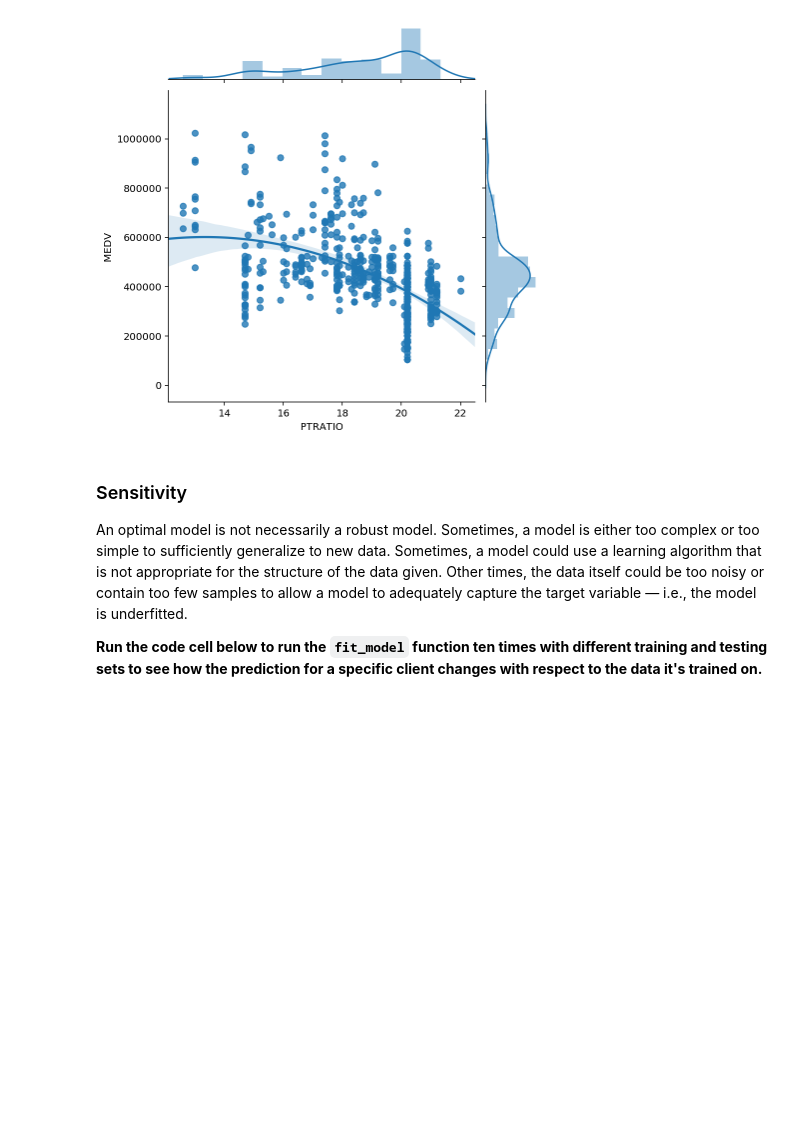
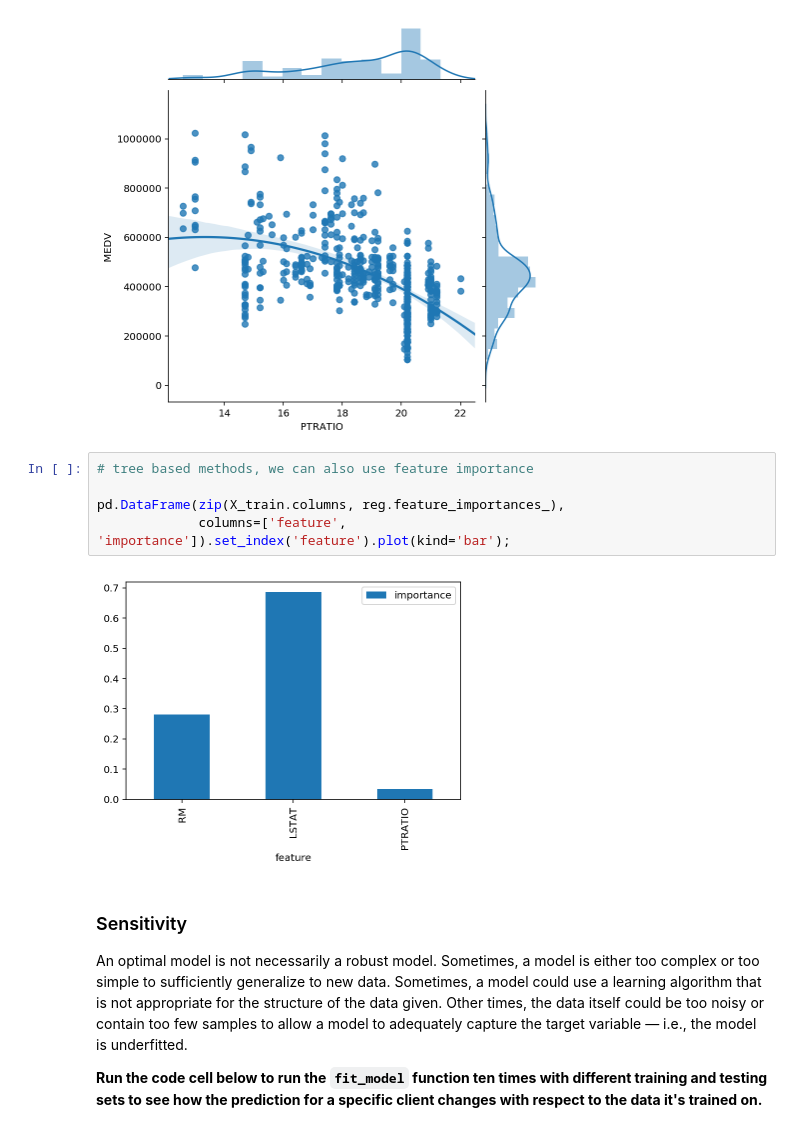
Before and after one commit to numanyilmaz/boston_housing, a Jupyter notebook: boston_housing.ipynb, the cells around one changed output. Saved outputs shown, nothing was run; the diff lists cells and outputs as text; blank space fills up the shorter version.

```diff
--- a/boston_housing.ipynb
+++ b/boston_housing.ipynb
@@ -542,6 +542,13 @@ for feature in features:
 [figure]
 <matplotlib.figure.Figure at 0x...>
 [figure]
+# %%
+# tree based methods, we can also use feature importance
+
+pd.DataFrame(zip(X_train.columns, reg.feature_importances_),
+             columns=['feature', 'importance']).set_index('feature').plot(kind='bar');
+# %% [output]
+[figure, added]
 # %% [markdown]
 ### Sensitivity
 An optimal model is not necessarily a robust model. Sometimes, a model is either too complex or too simple to sufficiently generalize to new data. Sometimes, a model could use a learning algorithm that is not appropriate for the structure of the data given. Other times, the data itself could be too noisy or contain too few samples to allow a model to adequately capture the target variable — i.e., the model is underfitted.
```
Also changed, not shown: parts of 4 cells of this notebook.
